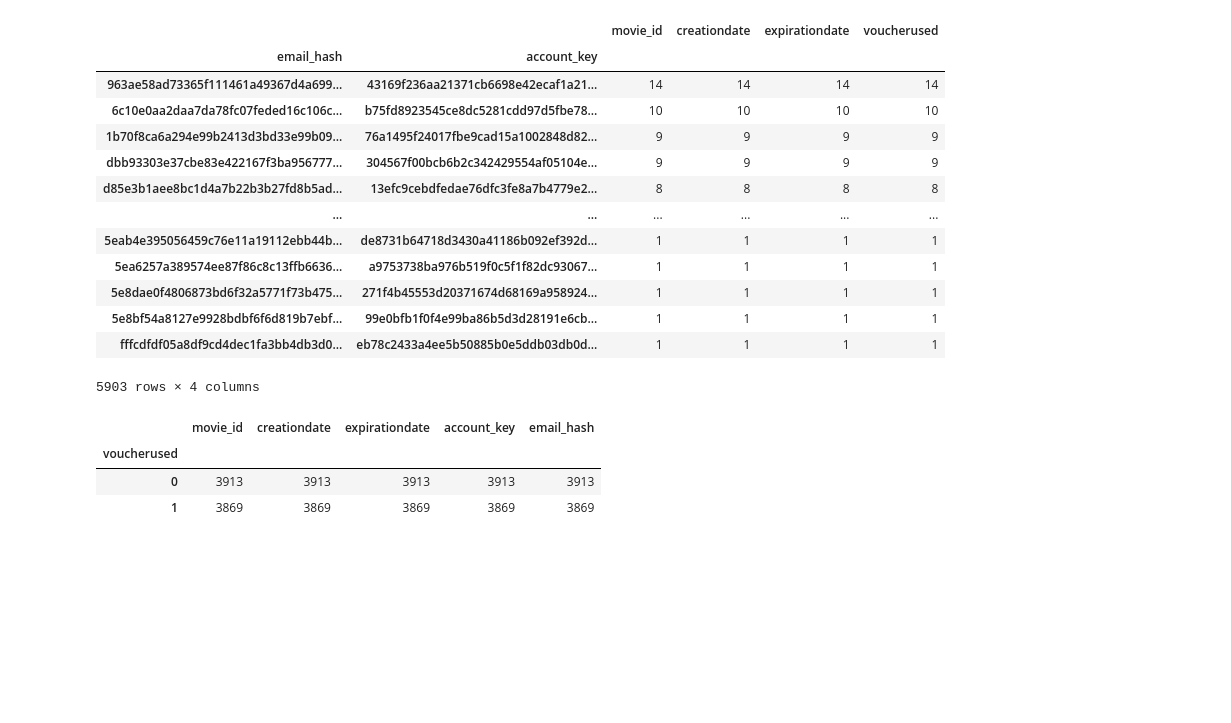
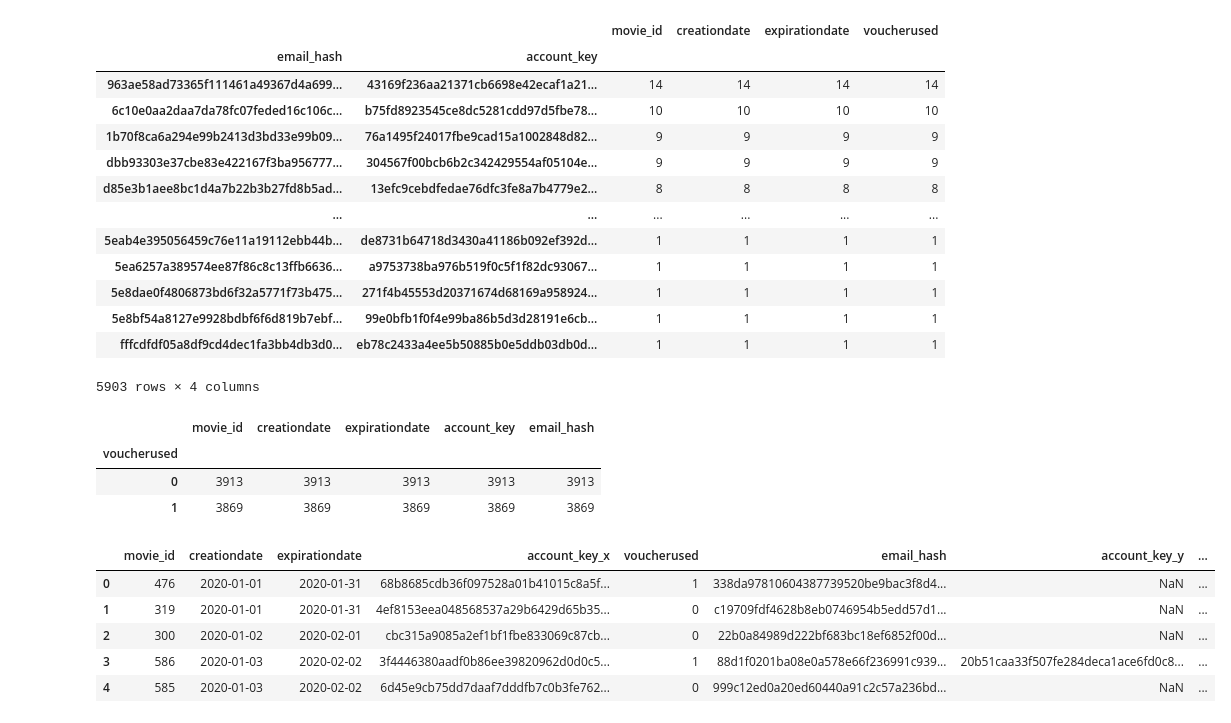
Before and after one commit to elisicke/Data-Analyst-Capstone-Project, a Jupyter notebook: Group_Liz.ipynb, the cells around one changed output. Saved outputs shown, nothing was run; the diff lists cells and outputs as text; code cells hidden in the pictures; blank space fills up the shorter version.

```diff
--- a/Group_Liz.ipynb
+++ b/Group_Liz.ipynb
@@ -207,0 +322,7 @@ nongifted_df[nongifted_df['account_key'].str.contains('d8aa9f6793e94bc168a65808c
+# %%
+#only keep relevant columns, rename
+df_country = df_country[['name', 'alpha-2', 'region', 'sub-region']]
+df_country.rename(columns = {'alpha-2':'country_code', 'name':'country_name', 'sub-region':'sub_region'}, inplace = True)
+# %%
+#merge to accounts_new table
+df_accounts = pd.merge(df_accounts, df_country, on='country_code', how='left')
@@ -207,0 +331,3 @@ nongifted_df[nongifted_df['account_key'].str.contains('d8aa9f6793e94bc168a65808c
+# %%
+#fill null values
+df_accounts['language'].fillna('na', inplace=True)
@@ -291,0 +446,12 @@ df_vouchers.groupby(['voucherused']).count().sort_values(by='movie_id', ascendin
+# %%
+# merges but only add the relevant columns for easier processing (here: account_key, subcription count and OTR count)
+df_vouchers_new = pd.merge(df_vouchers, df_accounts [['email_hash', 'account_key', 'subscription_count', 'onetime_rental_count']], on='email_hash', how='left')
+# %%
+df_vouchers_new.head()
+# %% [output]
+|  | movie_id | creationdate | expirationdate | account_key_x | voucherused | email_hash | account_key_y | ... |
+| 0 | 476 | 2020-01-01 | 2020-01-31 | 68b8685cdb36f097528a01b41015c8a5f... | 1 | 338da97810604387739520be9bac3f8d4... | NaN | ... |
+| 1 | 319 | 2020-01-01 | 2020-01-31 | 4ef8153eea048568537a29b6429d65b35... | 0 | c19709fdf4628b8eb0746954b5edd57d1... | NaN | ... |
+| 2 | 300 | 2020-01-02 | 2020-02-01 | cbc315a9085a2ef1bf1fbe833069c87cb... | 0 | 22b0a84989d222bf683bc18ef6852f00d... | NaN | ... |
+| 3 | 586 | 2020-01-03 | 2020-02-02 | 3f4446380aadf0b86ee39820962d0d0c5... | 1 | 88d1f0201ba08e0a578e66f236991c939... | 20b51caa33f507fe284deca1ace6fd0c8... | ... |
+| 4 | 585 | 2020-01-03 | 2020-02-02 | 6d45e9cb75dd7daaf7dddfb7c0b3fe762... | 0 | 999c12ed0a20ed60440a91c2c57a236bd... | NaN | ... |
```
Also changed, not shown: parts of 36 cells of this notebook.
